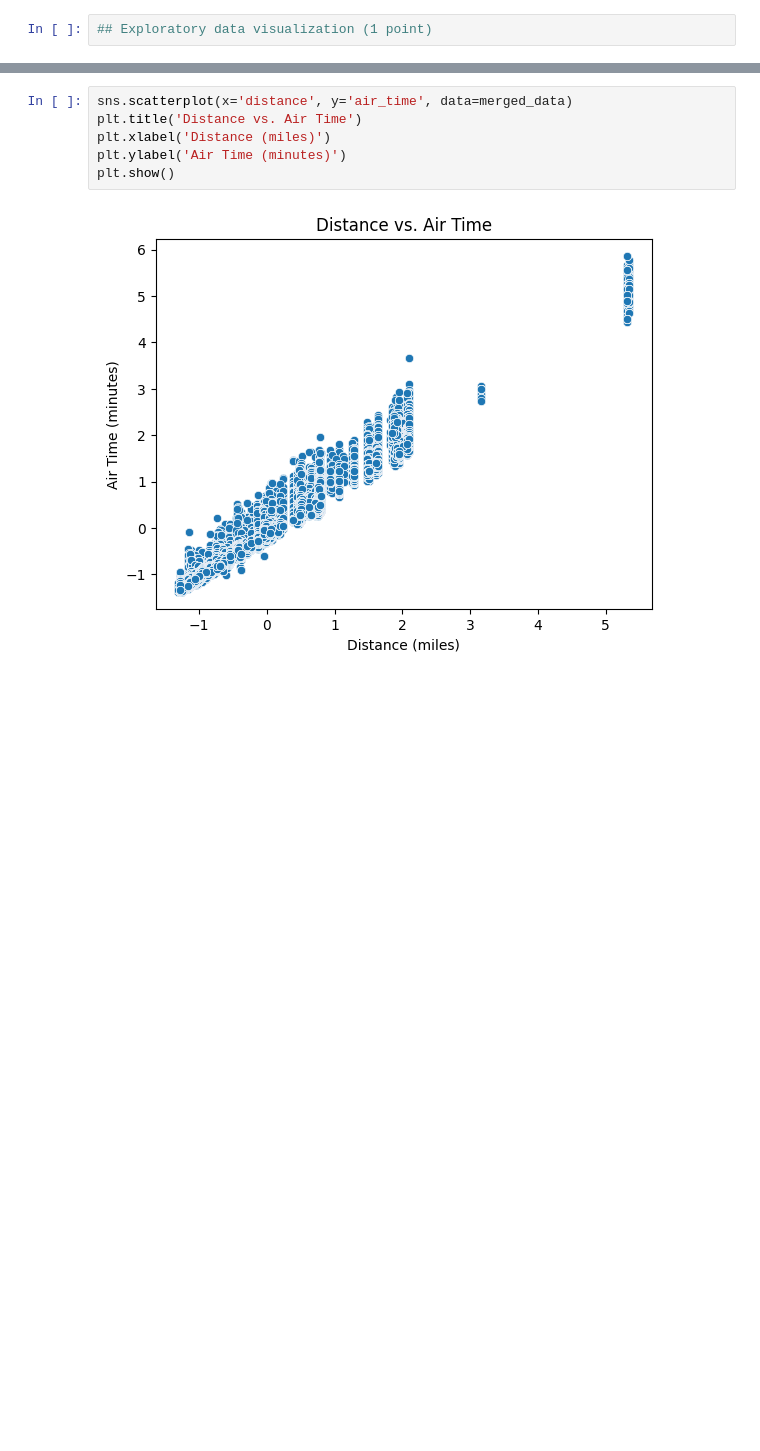
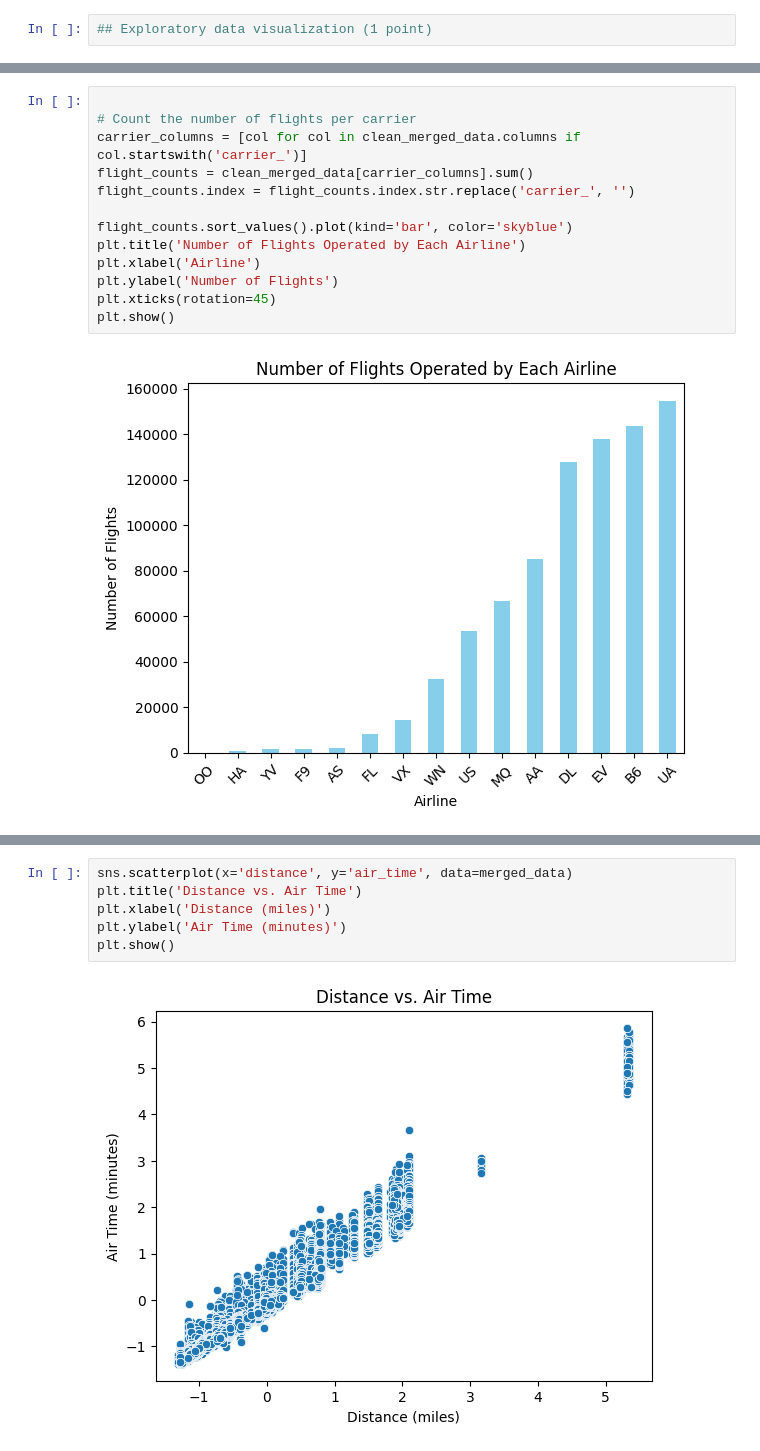
Before and after one commit to ConorJones05/STOR320_Final, a Jupyter notebook: EDA Template.ipynb, the cells around one changed output, grey strips where cells are left out. Saved outputs shown, nothing was run; the diff lists cells and outputs as text; blank space fills up the shorter version.

```diff
--- a/EDA Template.ipynb
+++ b/EDA Template.ipynb
@@ -281,0 +418,15 @@ plt.show()
+# %%
+
+# Count the number of flights per carrier
+carrier_columns = [col for col in clean_merged_data.columns if col.startswith('carrier_')]
+flight_counts = clean_merged_data[carrier_columns].sum()
+flight_counts.index = flight_counts.index.str.replace('carrier_', '')
+
+flight_counts.sort_values().plot(kind='bar', color='skyblue')
+plt.title('Number of Flights Operated by Each Airline')
+plt.xlabel('Airline')
+plt.ylabel('Number of Flights')
+plt.xticks(rotation=45)
+plt.show()
+# %% [output]
+[figure, added]
```
Also changed, not shown: parts of 28 cells of this notebook.
